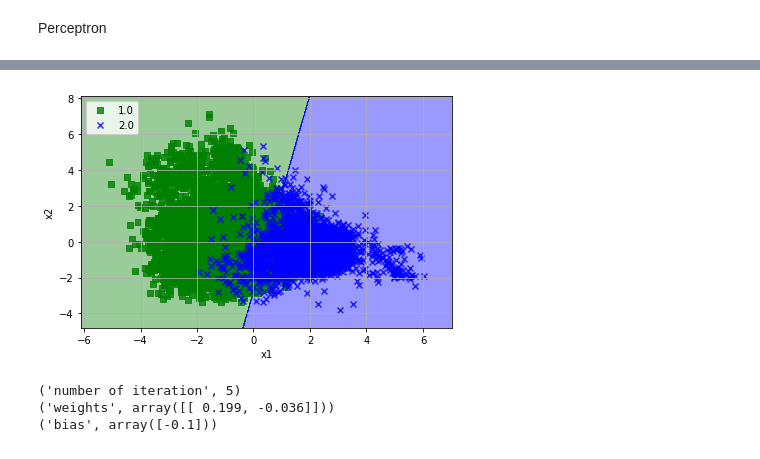
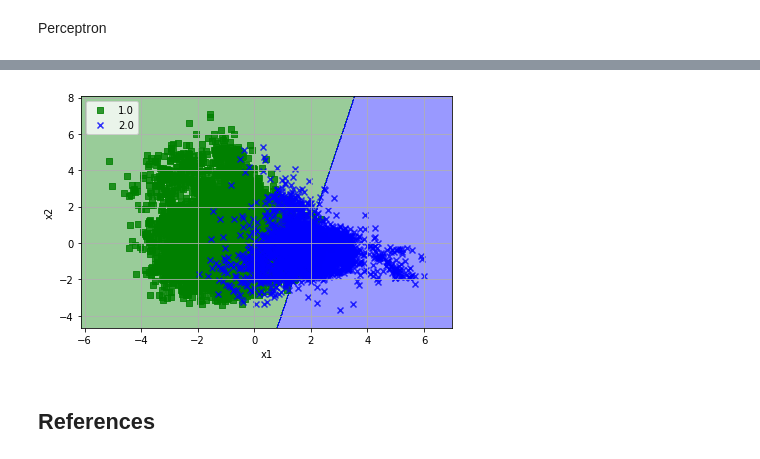
Before and after one commit to cristianasc/DataMining, a Jupyter notebook: notebook1/notebook1.ipynb, the cells around one changed output, grey strips where cells are left out. Drawn from its saved outputs; the diff is of its cells as text; code cells hidden in the pictures.

```diff
--- a/notebook1/notebook1.ipynb
+++ b/notebook1/notebook1.ipynb
@@ -347,35 +356,3 @@ plt.show()
-# %%
-from sklearn.metrics import mean_squared_error, r2_score, accuracy_score
-from sklearn.model_selection import cross_val_score
-
-
-def evaluate(model, x_train, y_train):
-
-    predicted_data = model.predict(x_train)
-
-    print("Score CV - test set:", cross_val_score(model,x_train, y_train, cv=10).mean())
-    print("Mean squared error - training set:", mean_squared_error(y_train, predicted_data))
-    print("Coefficient of determination - training set:", r2_score(y_train, predicted_data))
-    print("Accuracy - training set:", accuracy_score(y_train, predicted_data))
-    print("Cross_validation_evaluate: ", cross_val_score(model,x_train,y_train,cv=4))
-
-# Evaluate the model
-print("Evaluate model SVM\n")
-evaluate(svm, X_train_pca, y_train)
-
-# Evaluate the model
-print("Evaluate model MLP\n")
-evaluate(mlp, X_train_pca, y_train)
-
-from sklearn.model_selection import KFold
-
-kf = KFold(n_splits=4, shuffle=True)
-In [20]:
-kf = KFold(n_splits=4, shuffle=True)
-
-X = ["a", "b", "c", "d"]
-for train, test in kf.split(X):
-    print("%s %s" % (train, test))
 # %% [markdown]
 # Adult Dataset
 The second dataset used was the one delivered from the following link: https://archive.ics.uci.edu/ml/datasets/adult
@@ -785,24 +758,16 @@ best_parameters = perceptron_tunning(pc_X,y_train, clf)
 # %%
-from sklearn.linear_model import Perceptron
-ppn=Perceptron(penalty='l2', alpha= 0.797996972113109, fit_intercept=True, max_iter=5, tol=None,
-               eta0=0.1, n_jobs=1, random_state=0, class_weight=None, warm_start=False)
-
+ppn=Perceptron(penalty='l2', alpha=0.4056096238313554, fit_intercept=True, eta0=0.1, n_jobs=1, warm_start=False)
 
 ppn.fit(pc_X,y_train)
 
 plot_decision_regions(pc_X, y_train, classifier=ppn)
 plt.xlabel('x1')
 plt.ylabel('x2')
 plt.legend(loc='upper left')
 plt.grid()
 plt.tight_layout()
 plt.show()
-
-print('number of iteration', ppn.n_iter_)
-print('weights', ppn.coef_)
-print('bias',ppn.intercept_)
 # %% [output]
-[figure, old version]
+[figure, new version]
-('number of iteration', 5)
-('weights', array([[ 0.199, -0.036]]))
-('bias', array([-0.1]))
+# %% [markdown]
+## References
```
Also changed, not shown: parts of 12 cells of this notebook, 1 other file.
